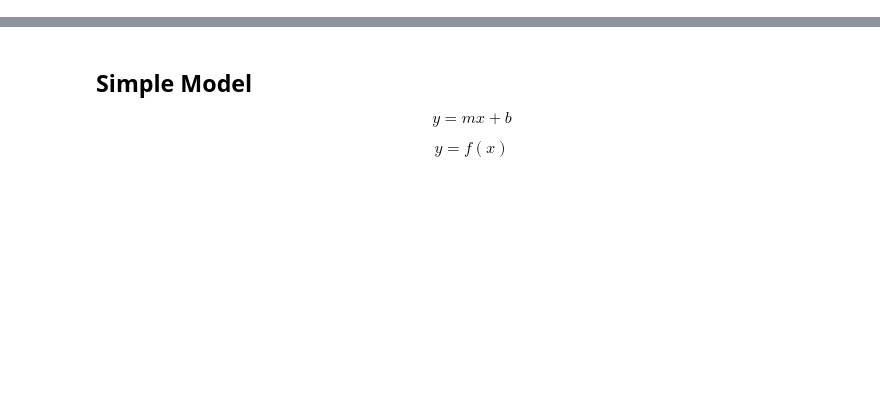
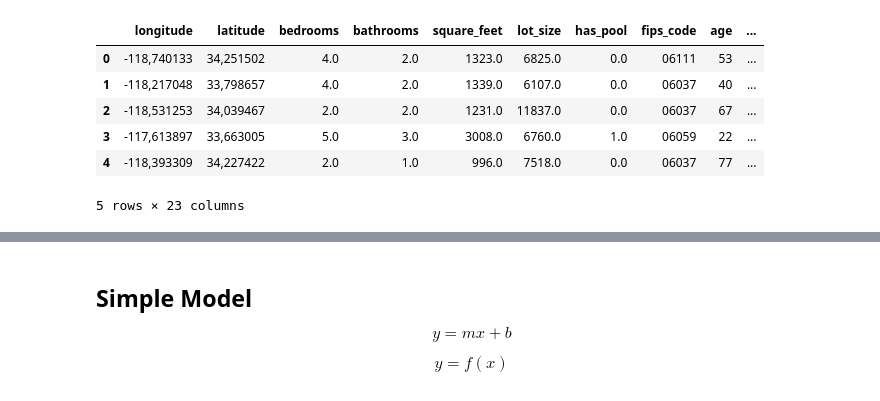
Before and after one commit to m3redithw/regression-exercises, a Jupyter notebook: model.ipynb, the cells around one changed output, grey strips where cells are left out. Saved outputs shown, nothing was run; the diff lists cells and outputs as text; code cells hidden in the pictures; blank space fills up the shorter version.

```diff
--- a/model.ipynb
+++ b/model.ipynb
@@ -18,6 +18,16 @@ import prepare
 rawdf = acquire.get_zillow_data()
 # %%
 df = prepare.prep_zillow(rawdf)
+# %%
+df.head()
+# %% [output]
+|  | longitude | latitude | bedrooms | bathrooms | square_feet | lot_size | has_pool | fips_code | age | ... |
+| 0 | -118,740133 | 34,251502 | 4.0 | 2.0 | 1323.0 | 6825.0 | 0.0 | 06111 | 53 | ... |
+| 1 | -118,217048 | 33,798657 | 4.0 | 2.0 | 1339.0 | 6107.0 | 0.0 | 06037 | 40 | ... |
+| 2 | -118,531253 | 34,039467 | 2.0 | 2.0 | 1231.0 | 11837.0 | 0.0 | 06037 | 67 | ... |
+| 3 | -117,613897 | 33,663005 | 5.0 | 3.0 | 3008.0 | 6760.0 | 1.0 | 06059 | 22 | ... |
+| 4 | -118,393309 | 34,227422 | 2.0 | 1.0 | 996.0 | 7518.0 | 0.0 | 06037 | 77 | ... |
+5 rows × 23 columns
 # %%
 train, validate, test = prepare.split(df)
 # %%
```
Also changed, not shown: parts of 33 cells of this notebook.
